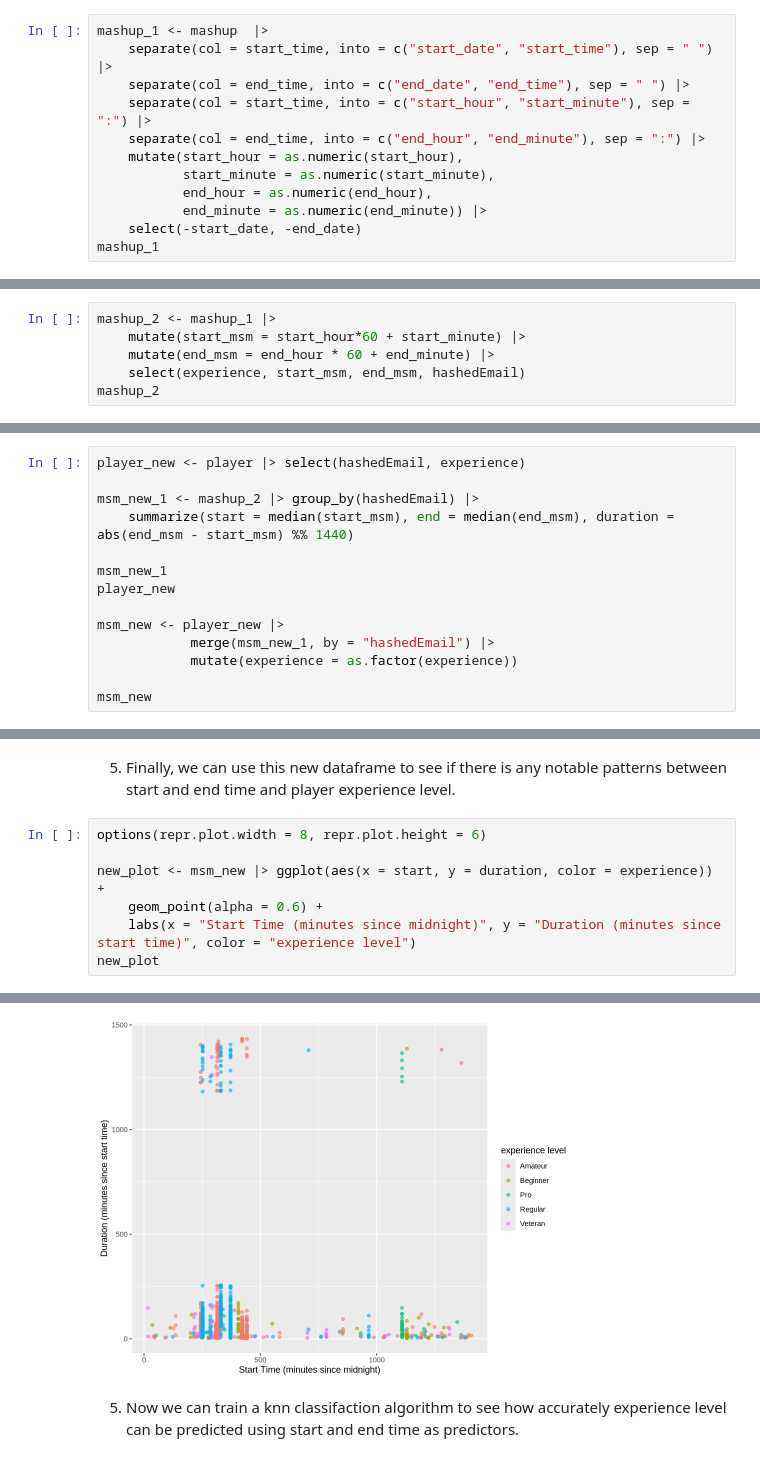
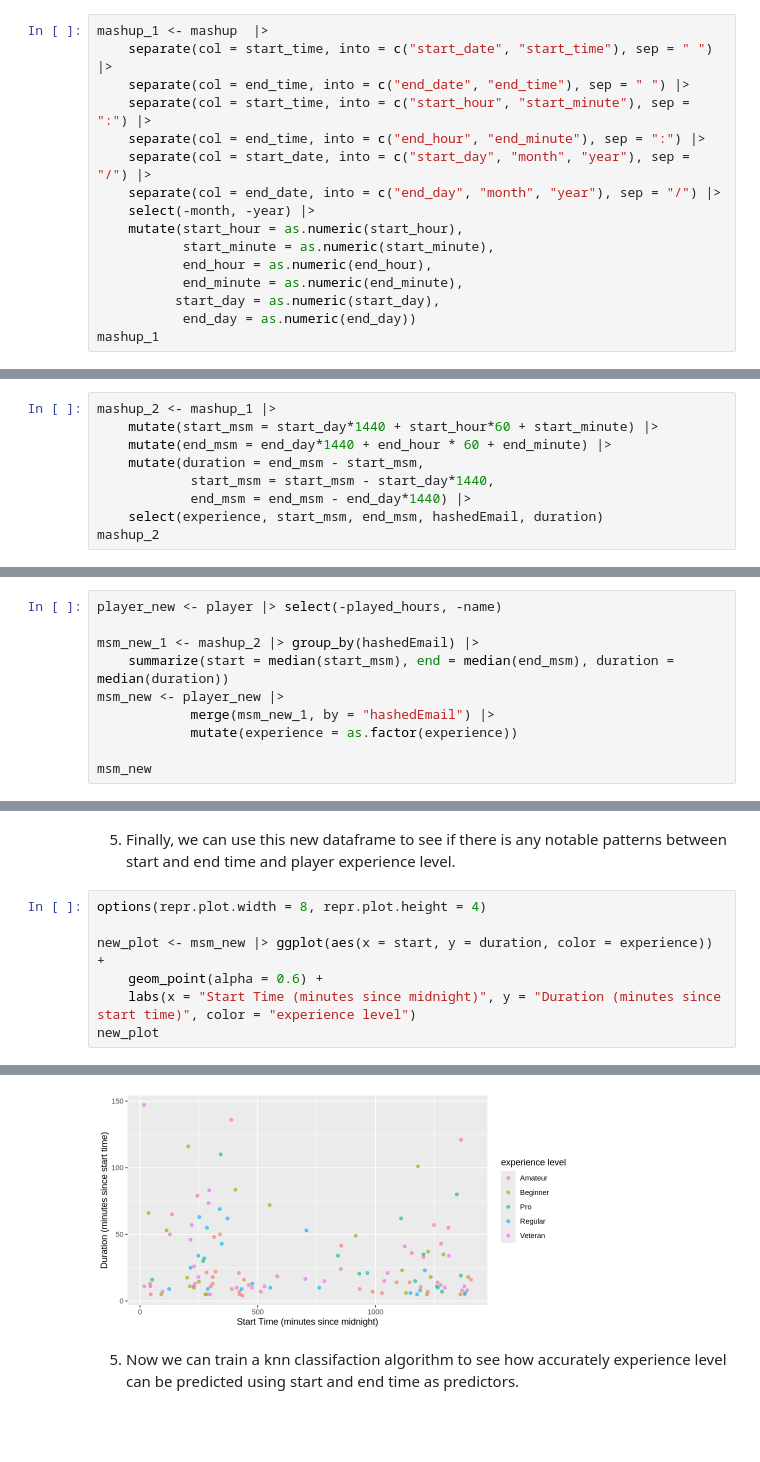
Before and after one commit to mulch-eater-prime/DSCI-Group-17-Project, a Jupyter notebook: Work.ipynb, the cells around one changed output, grey strips where cells are left out. Saved outputs shown, nothing was run; the diff lists cells and outputs as text; blank space fills up the shorter version.

```diff
--- a/Work.ipynb
+++ b/Work.ipynb
@@ -80,10 +80,14 @@ mashup_1 <- mashup  |>
     separate(col = end_time, into = c("end_date", "end_time"), sep = " ") |>
     separate(col = start_time, into = c("start_hour", "start_minute"), sep = ":") |>
     separate(col = end_time, into = c("end_hour", "end_minute"), sep = ":") |>
+    separate(col = start_date, into = c("start_day", "month", "year"), sep = "/") |>
+    separate(col = end_date, into = c("end_day", "month", "year"), sep = "/") |>
+    select(-month, -year) |>
     mutate(start_hour = as.numeric(start_hour),
            start_minute = as.numeric(start_minute),
            end_hour = as.numeric(end_hour),
-           end_minute = as.numeric(end_minute)) |>
-    select(-start_date, -end_date)
+           end_minute = as.numeric(end_minute),
+          start_day = as.numeric(start_day),
+           end_day = as.numeric(end_day))
 mashup_1
 # %% [output]
@@ -102,7 +106,10 @@ A data.frame: 1535 × 6
 # %%
 mashup_2 <- mashup_1 |>
-    mutate(start_msm = start_hour*60 + start_minute) |>
-    mutate(end_msm = end_hour * 60 + end_minute) |>
-    select(experience, start_msm, end_msm, hashedEmail)
+    mutate(start_msm = start_day*1440 + start_hour*60 + start_minute) |>
+    mutate(end_msm = end_day*1440 + end_hour * 60 + end_minute) |>
+    mutate(duration = end_msm - start_msm,
+            start_msm = start_msm - start_day*1440,
+            end_msm = end_msm - end_day*1440) |>
+    select(experience, start_msm, end_msm, hashedEmail, duration)
 mashup_2
 # %% [output]
@@ -119,14 +126,10 @@ A data.frame: 1535 × 4
 # %% [markdown]
 4) At this point, we want to find the average start and end time for each player, so we grouped the observations by the hashed email - which is unique to each of the players - and found the mean start and end time, in minutes since midnight. We could then merge the data table again to end up with a dataframe with the hashed email, experience level, and the average start and end time for each player.
 # %%
-player_new <- player |> select(hashedEmail, experience)
+player_new <- player |> select(-played_hours, -name)
 
 msm_new_1 <- mashup_2 |> group_by(hashedEmail) |>
-    summarize(start = median(start_msm), end = median(end_msm), duration = abs(end_msm - start_msm) %% 1440)
-
-msm_new_1
-player_new
-
+    summarize(start = median(start_msm), end = median(end_msm), duration = median(duration))
 msm_new <- player_new |>
             merge(msm_new_1, by = "hashedEmail") |>
             mutate(experience = as.factor(experience))
@@ -174,17 +149,17 @@ A data.frame: 1535 × 5
 # %% [markdown]
 5) Finally, we can use this new dataframe to see if there is any notable patterns between start and end time and player experience level.
 # %%
-options(repr.plot.width = 8, repr.plot.height = 6)
+options(repr.plot.width = 8, repr.plot.height = 4)
 
 new_plot <- msm_new |> ggplot(aes(x = start, y = duration, color = experience)) +
     geom_point(alpha = 0.6) +
     labs(x = "Start Time (minutes since midnight)", y = "Duration (minutes since start time)", color = "experience level")
 new_plot
 # %% [output]
 Warning message:
 “Removed 2 rows containing missing values or values outside the scale range
 (`geom_point()`).”
-[figure, old version]
+[figure, new version]
 # %% [markdown]
 5) Now we can train a knn classifaction algorithm to see how accurately experience level can be predicted using start and end time as predictors.
 # %%
```
Also changed, not shown: parts of 11 cells of this notebook.
